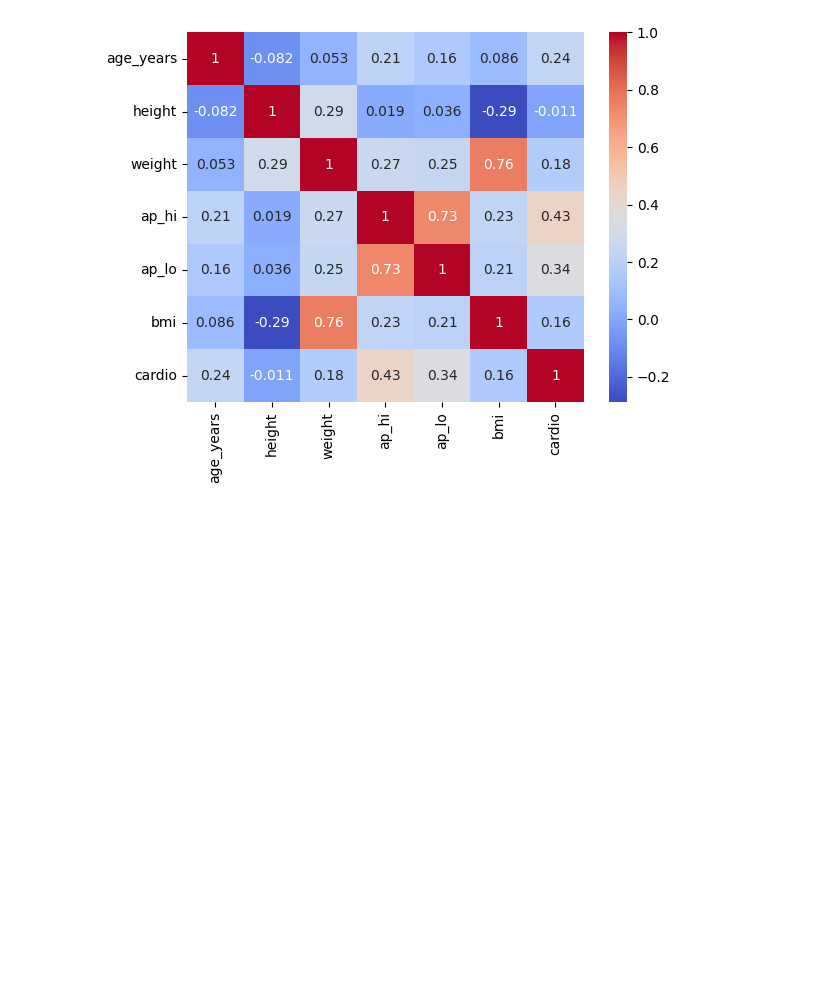
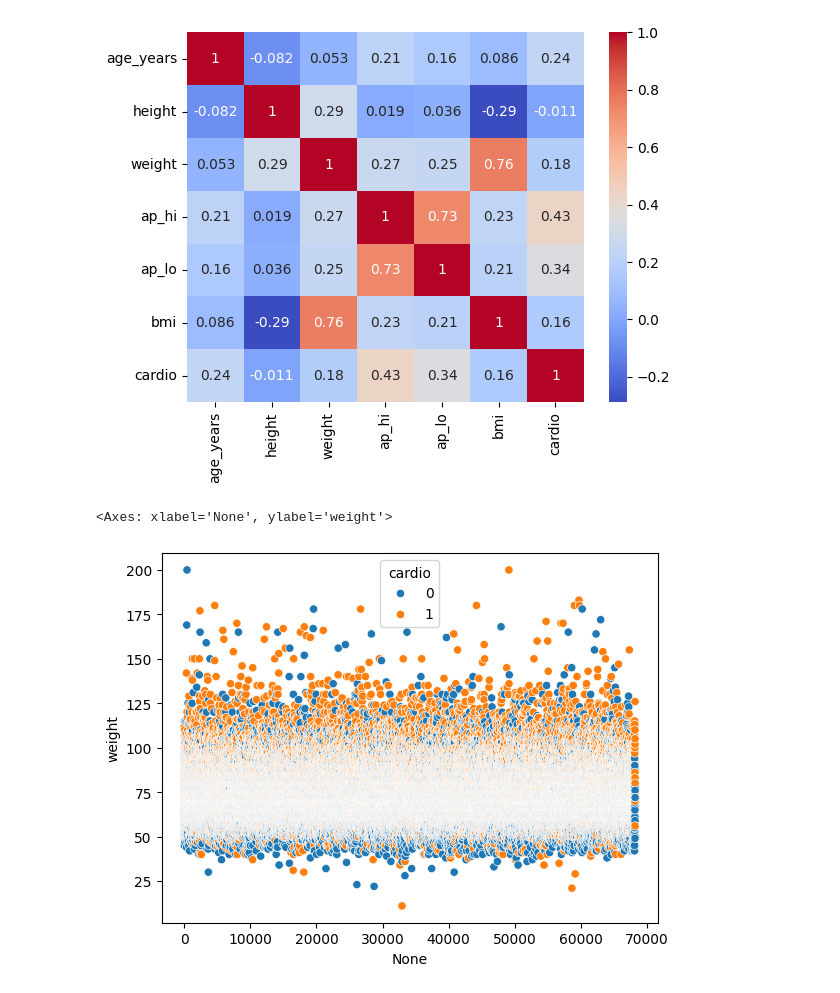
Before and after one commit to lshoss/heart_disease_prediction, a Jupyter notebook: exploratory_data_analysis.ipynb, the cells around one changed output. Saved outputs shown, nothing was run; the diff lists cells and outputs as text; code cells hidden in the pictures; blank space fills up the shorter version.

Commit message:
added graph

```diff
--- a/exploratory_data_analysis.ipynb
+++ b/exploratory_data_analysis.ipynb
@@ -129,3 +129,8 @@ sns.heatmap(df[numerical_cols + ['cardio']].corr(), annot=True, cmap='coolwarm')
 # %% [output]
 <Axes: >
 [figure]
+# %%
+sns.scatterplot(data=df, x=df.index, y='weight', hue='cardio')
+# %% [output]
+<Axes: xlabel='None', ylabel='weight'>
+[figure, added]
```
Also changed, not shown: 1 other file.
